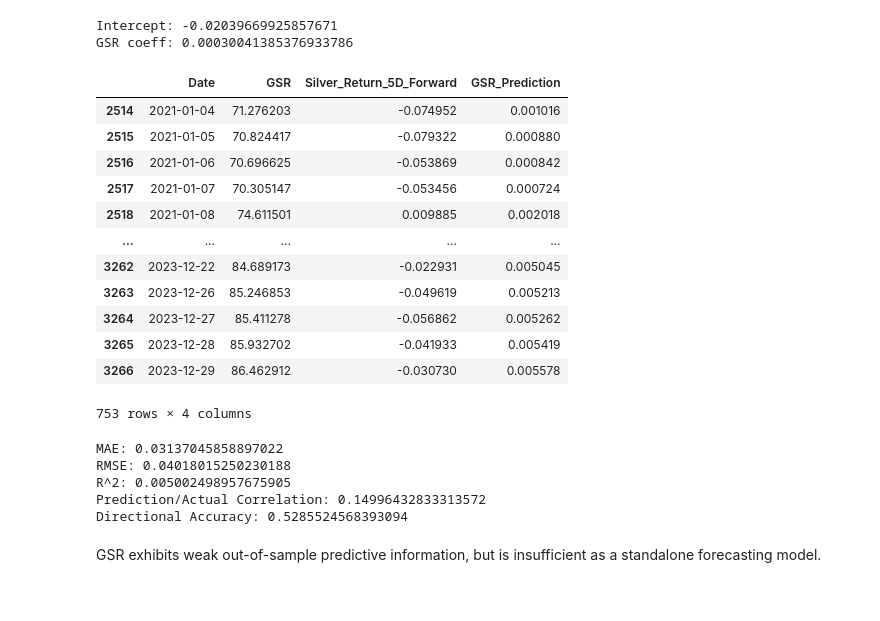
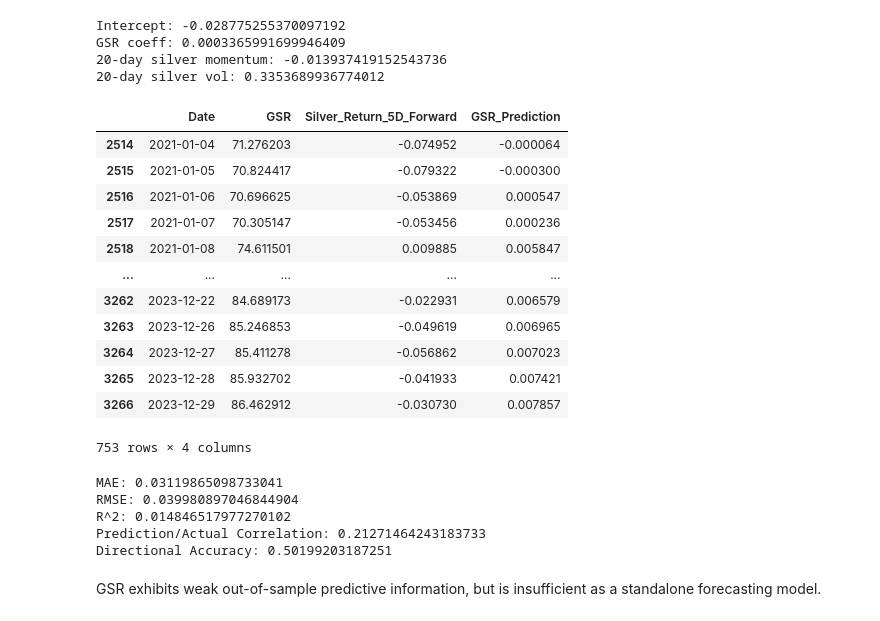
Before and after one commit to praneelbasu73/Silver-Return-Forecasting, a Jupyter notebook: Silver Stress Test.ipynb, the cells around one changed output. Cells and saved outputs as stored; diff of their text form; code cells hidden in the pictures.

```diff
--- a/Silver Stress Test.ipynb
+++ b/Silver Stress Test.ipynb
@@ -31,5 +32,5 @@ data
 # %%
-## Stage 1: Prediction Target Definitions
+## Stage 1: Prediction Feature Definitions
 
 data['Silver_Return_1D'] = data['Silver'].pct_change()
 data['Silver_Return_1D']
@@ -39,17 +40,18 @@ data['Silver_Return_5D_Forward'] = (
 )
 
 data['Silver_Return_5D_Forward']
+data['Silver_Momentum_20D'] = data['Silver'].pct_change(20)
+data['Silver_Volatility_20D'] = (
+    data['Silver_Return_1D'].rolling(20).std()
+)
+
 
 model_data = data.dropna(
-    subset=['Silver_Return_5D_Forward']
+    subset=['Silver_Return_5D_Forward', 'Silver_Momentum_20D',
+    'Silver_Volatility_20D']
 ).copy()
 
-model_data[
-    ['Date', 'Silver', 'Gold', 'GSR',
-     'Silver_Return_1D', 'Silver_Return_5D_Forward']
-].head(10)
 
-print(
-    model_data['Silver_Return_5D_Forward'].describe()
-)
+
+model_data
 # %% [output]
@@ -93,38 +118,42 @@ test = model_data[
 # %%
-#GSR Baseline model on Train data
+#GSR plus feature/s on Train data
 from sklearn.linear_model import LinearRegression
-X_train = train[['GSR']]
+X_train = train[['GSR', 'Silver_Momentum_20D','Silver_Volatility_20D']]
 y_train = train['Silver_Return_5D_Forward']
 gsr_model = LinearRegression()
 gsr_model.fit(X_train, y_train)
 print(f"Intercept: {gsr_model.intercept_}")
 print(f"GSR coeff: {gsr_model.coef_[0]}")
+print(f"20-day silver momentum: {gsr_model.coef_[1]}")
+print(f"20-day silver vol: {gsr_model.coef_[2]}")
 # %% [output]
-Intercept: -0.02039669925857671
-GSR coeff: 0.00030041385376933786
+Intercept: -0.028775255370097192
+GSR coeff: 0.0003365991699946409
+20-day silver momentum: -0.013937419152543736
+20-day silver vol: 0.3353689936774012
 # %%
-#GSR Baseline model on Val Set
-X_val = validation[['GSR']]
+#GSR baseline plus feats on Val Set
+X_val = validation[['GSR','Silver_Momentum_20D', 'Silver_Volatility_20D']]
 y_val = validation['Silver_Return_5D_Forward']
 
 validation['GSR_Prediction'] = gsr_model.predict(X_val)
 
 validation[
     ['Date', 'GSR', 'Silver_Return_5D_Forward', 'GSR_Prediction']
 ]
 # %% [output]
 |  | Date | GSR | Silver_Return_5D_Forward | GSR_Prediction |
-| 2514 | 2021-01-04 | 71.276203 | -0.074952 | 0.001016 |
-| 2515 | 2021-01-05 | 70.824417 | -0.079322 | 0.000880 |
-| 2516 | 2021-01-06 | 70.696625 | -0.053869 | 0.000842 |
-| 2517 | 2021-01-07 | 70.305147 | -0.053456 | 0.000724 |
-| 2518 | 2021-01-08 | 74.611501 | 0.009885 | 0.002018 |
+| 2514 | 2021-01-04 | 71.276203 | -0.074952 | -0.000064 |
+| 2515 | 2021-01-05 | 70.824417 | -0.079322 | -0.000300 |
+| 2516 | 2021-01-06 | 70.696625 | -0.053869 | 0.000547 |
+| 2517 | 2021-01-07 | 70.305147 | -0.053456 | 0.000236 |
+| 2518 | 2021-01-08 | 74.611501 | 0.009885 | 0.005847 |
 | ... | ... | ... | ... | ... |
-| 3262 | 2023-12-22 | 84.689173 | -0.022931 | 0.005045 |
-| 3263 | 2023-12-26 | 85.246853 | -0.049619 | 0.005213 |
-| 3264 | 2023-12-27 | 85.411278 | -0.056862 | 0.005262 |
-| 3265 | 2023-12-28 | 85.932702 | -0.041933 | 0.005419 |
-| 3266 | 2023-12-29 | 86.462912 | -0.030730 | 0.005578 |
+| 3262 | 2023-12-22 | 84.689173 | -0.022931 | 0.006579 |
+| 3263 | 2023-12-26 | 85.246853 | -0.049619 | 0.006965 |
+| 3264 | 2023-12-27 | 85.411278 | -0.056862 | 0.007023 |
+| 3265 | 2023-12-28 | 85.932702 | -0.041933 | 0.007421 |
+| 3266 | 2023-12-29 | 86.462912 | -0.030730 | 0.007857 |
 753 rows × 4 columns
 # %%
 #GSR Baseline Eval Metrics
@@ -146,10 +175,10 @@ print("R^2:", r2)
 print("Prediction/Actual Correlation:", correlation)
 print("Directional Accuracy:", directional_accuracy)
 # %% [output]
-MAE: 0.03137045858897022
-RMSE: 0.04018015250230188
-R^2: 0.005002498957675905
-Prediction/Actual Correlation: 0.14996432833313572
-Directional Accuracy: 0.5285524568393094
+MAE: 0.03119865098733041
+RMSE: 0.039980897046844904
+R^2: 0.014846517977270102
+Prediction/Actual Correlation: 0.21271464243183733
+Directional Accuracy: 0.50199203187251
 # %% [markdown]
 GSR exhibits weak out-of-sample predictive information, but is insufficient as a standalone forecasting model.
```
Also changed, not shown: parts of 14 cells of this notebook.
